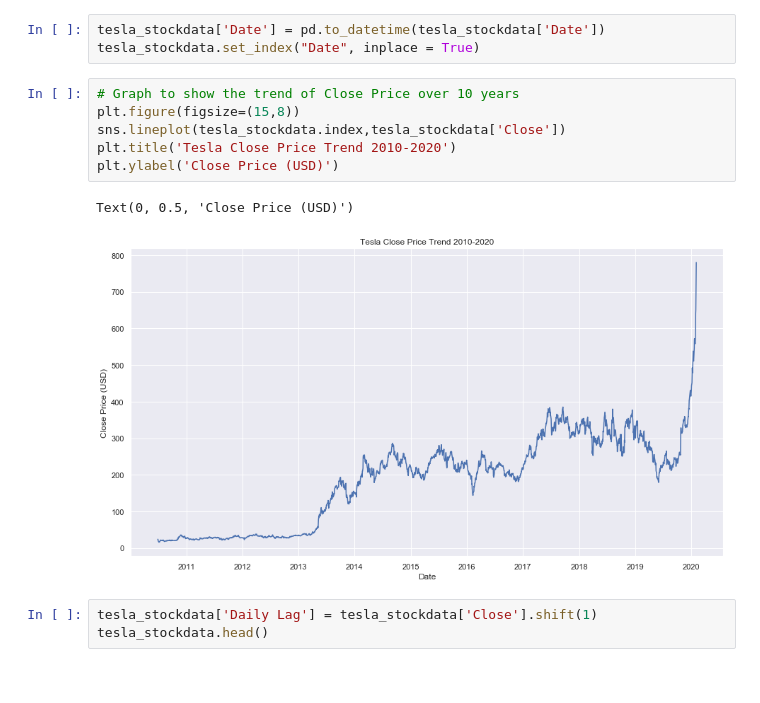
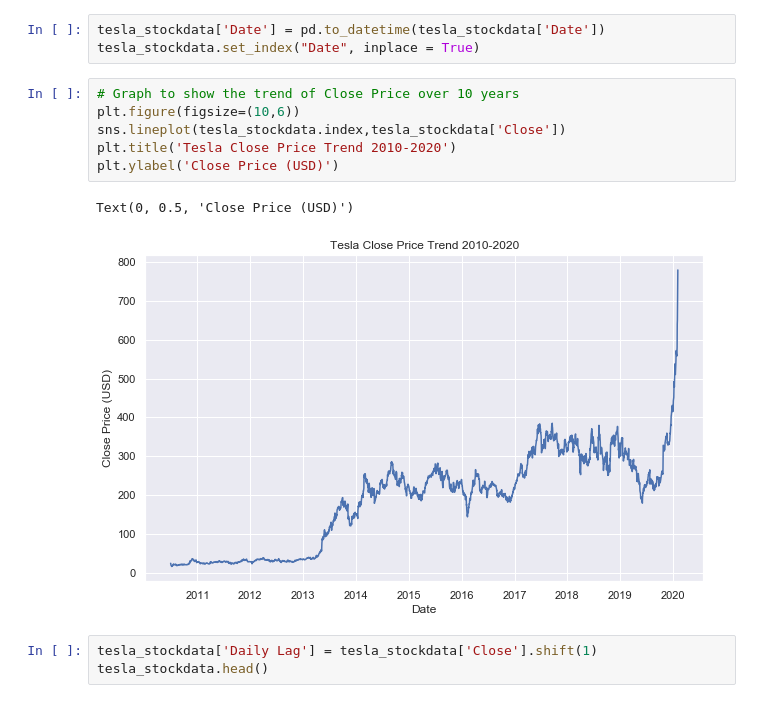
Before and after one commit to vidvatabuch/Tesla-Stock-Analysis, a Jupyter notebook: Tesla stock analysis.ipynb, the cells around one changed output. Saved outputs shown, nothing was run; the diff lists cells and outputs as text.

Commit message:
Add formatting to charts

```diff
--- a/Tesla stock analysis.ipynb
+++ b/Tesla stock analysis.ipynb
@@ -59,13 +59,13 @@ tesla_stockdata['Date'] = pd.to_datetime(tesla_stockdata['Date'])
 tesla_stockdata.set_index("Date", inplace = True)
 # %%
 # Graph to show the trend of Close Price over 10 years
-plt.figure(figsize=(15,8))
+plt.figure(figsize=(10,6))
 sns.lineplot(tesla_stockdata.index,tesla_stockdata['Close'])
 plt.title('Tesla Close Price Trend 2010-2020')
 plt.ylabel('Close Price (USD)')
 # %% [output]
 Text(0, 0.5, 'Close Price (USD)')
-[figure, old version]
+[figure, new version]
 # %%
 tesla_stockdata['Daily Lag'] = tesla_stockdata['Close'].shift(1)
 tesla_stockdata.head()
```
Also changed, not shown: parts of 18 cells of this notebook.
